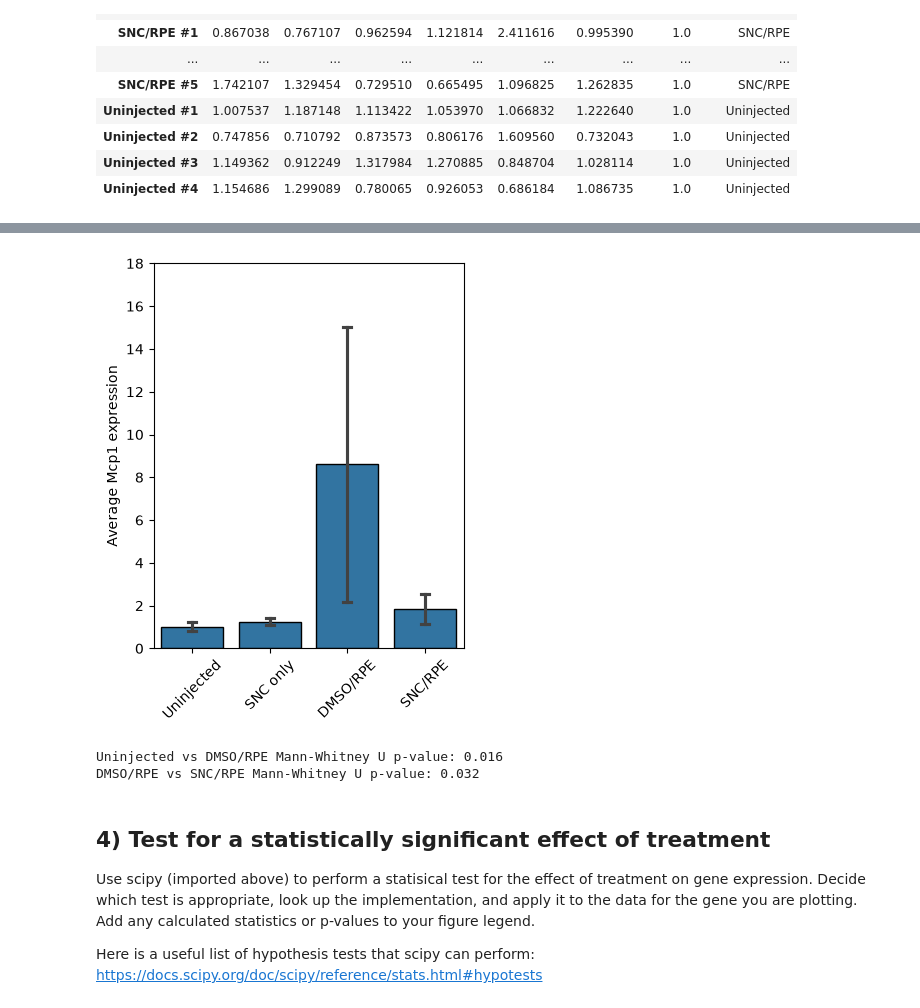
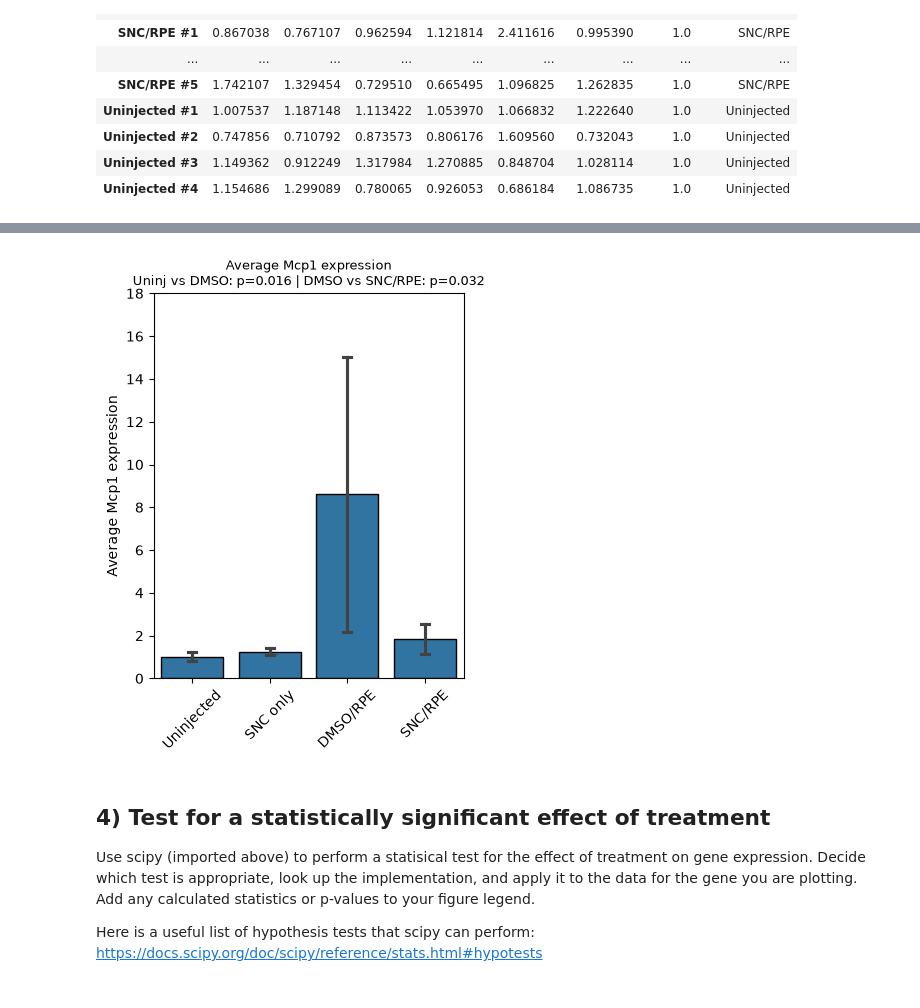
Before and after one commit to HeroHTML5/ABIO558-Ad, a Jupyter notebook: miniproject_1_blank.ipynb, the cells around one changed output, grey strips where cells are left out. Saved outputs shown, nothing was run; the diff lists cells and outputs as text; code cells hidden in the pictures.

Commit message:
Added ext document of figure generated

```diff
--- a/miniproject_1_blank.ipynb
+++ b/miniproject_1_blank.ipynb
@@ -148,42 +148,37 @@ https://journals.plos.org/plosone/article?id=10.1371/journal.pone.0243626
 
 ![image.png](attachment:5b69870a-d03b-4173-a35e-7052ad1d7a02.png)
 # %%
+group_uninj = relative_expression.query('sample_type == "Uninjected"')['Mcp1']
+group_dmso = relative_expression.query('sample_type == "DMSO/RPE"')['Mcp1']
+group_sncrpe = relative_expression.query('sample_type == "SNC/RPE"')['Mcp1']
+
+stat_1, p_val_1 = stats.mannwhitneyu(group_dmso, group_uninj)
+stat_2, p_val_2 = stats.mannwhitneyu(group_dmso, group_sncrpe)
+
 fh, ax = plt.subplots(figsize=(4, 5))
 
 sns.barplot(
     data=relative_expression,
     x='sample_type',
     y='Mcp1',
     order=['Uninjected', 'SNC only', 'DMSO/RPE', 'SNC/RPE'],
     ax=ax,
     errorbar = 'sd',
     capsize=0.1,
     edgecolor='black'
 )
 
 ax.set_ylabel('Average Mcp1 expression')
 ax.set_xlabel('')
 ax.set_ylim(0, 18.0)
 ax.set_title(
-    "Average Mcp1 expression\nUninj vs DMSO: p={p_val_1:.3f} | DMSO vs SNC/RPE: p=0.032",
+    f"Average Mcp1 expression\nUninj vs DMSO: p={p_val_1:.3f} | DMSO vs SNC/RPE: p={p_val_2:.3f}",
     fontsize=9
 )
 plt.xticks(rotation=45)
 plt.show()
-
-group_uninj = relative_expression.query('sample_type == "Uninjected"')['Mcp1']
-group_dmso = relative_expression.query('sample_type == "DMSO/RPE"')['Mcp1']
-group_sncrpe = relative_expression.query('sample_type == "SNC/RPE"')['Mcp1']
-
-stat_1, p_val_1 = stats.mannwhitneyu(group_dmso, group_uninj)
-stat_2, p_val_2 = stats.mannwhitneyu(group_dmso, group_sncrpe)
-
-print(f"Uninjected vs DMSO/RPE Mann-Whitney U p-value: {p_val_1:.3f}")
-print(f"DMSO/RPE vs SNC/RPE Mann-Whitney U p-value: {p_val_2:.3f}")
 # %% [output]
-[figure, old version]
+[figure, new version]
-Uninjected vs DMSO/RPE Mann-Whitney U p-value: 0.016
-DMSO/RPE vs SNC/RPE Mann-Whitney U p-value: 0.032
 # %% [markdown]
 ## 4) Test for a statistically significant effect of treatment
 Use scipy (imported above) to perform a statisical test for the effect of treatment on gene expression. Decide which test is appropriate, look up the implementation, and apply it to the data for the gene you are plotting. Add any calculated statistics or p-values to your figure legend.
```
Also changed, not shown: 1 other file.
